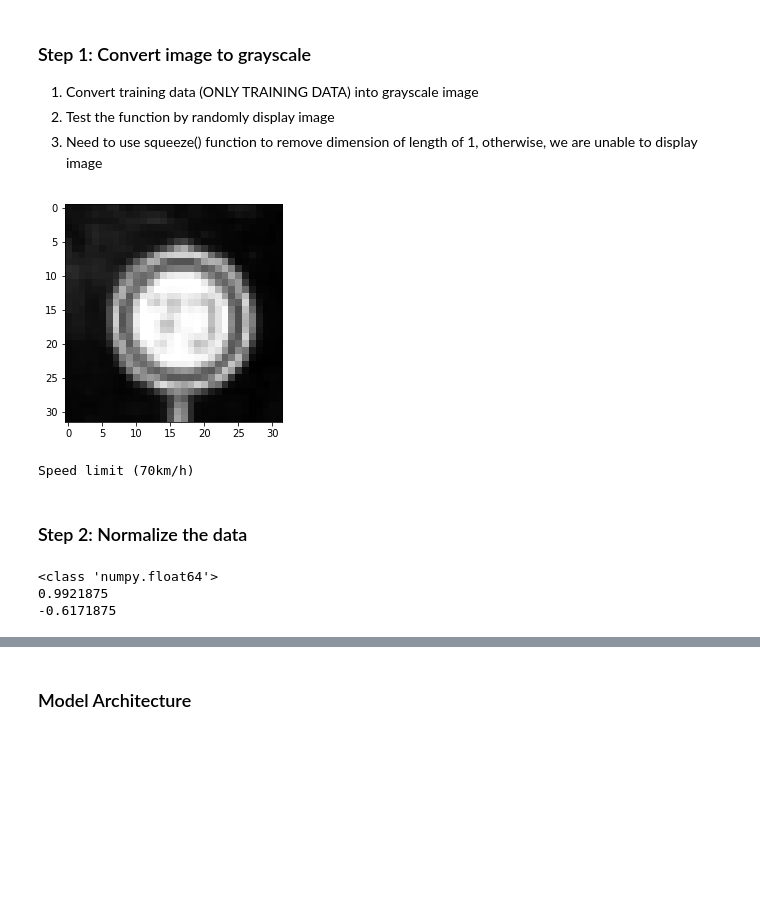
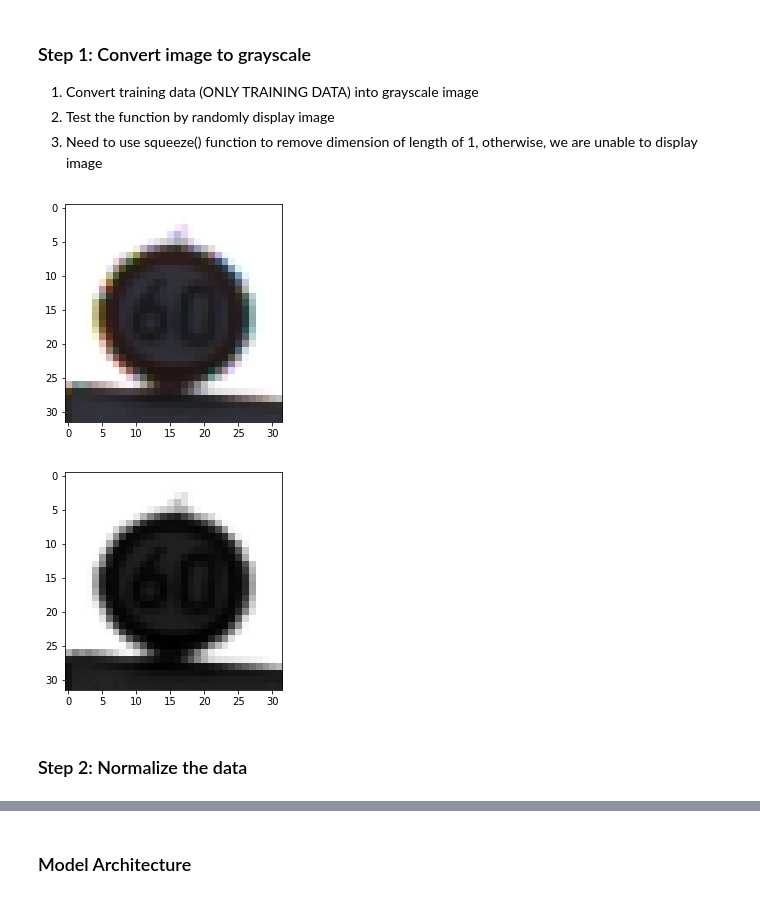
Before and after one commit to dmsehuang/CarND-Traffic-Sign-Classifier, a Jupyter notebook: Traffic_Sign_Classifier.ipynb, the cells around one changed output, grey strips where cells are left out. Drawn from its saved outputs; the diff is of its cells as text; code cells hidden in the pictures; blank space fills up the shorter version.

```diff
--- a/Traffic_Sign_Classifier.ipynb
+++ b/Traffic_Sign_Classifier.ipynb
@@ -194,15 +194,26 @@ def grayscale(X_train):
         image = np.reshape(image, (h, w, 1))
         X_train_gray[i] = image
     return X_train_gray
-
-# Display grayscale image
-X_train = grayscale(X_train)
-X_valid = grayscale(X_valid)
-X_test = grayscale(X_test)
-
-display_image_randomly(X_train, y_train, 1)
-# %% [output]
-[figure, removed]
-Speed limit (70km/h)
+# %%
+# Convert image to grayscale image
+X_train_rgb = X_train
+X_valid_rgb = X_valid
+X_test_rgb = X_test
+
+X_train = grayscale(X_train)
+X_valid = grayscale(X_valid)
+X_test = grayscale(X_test)
+# %%
+id = random.randint(0, n_train)
+# Display original image
+plt.imshow(X_train_rgb[id])
+plt.show()
+
+# Display grayscale image
+plt.imshow(X_train[id].squeeze(), cmap='gray')
+plt.show()
+# %% [output]
+[figure, added]
+[figure, added]
 # %% [markdown]
 ### Step 2: Normalize the data
@@ -216,9 +219,0 @@ X_train = normalize(X_train)
-# %%
-print(type(X_train[0][0][0][0]))
-tmp = X_train[50]
-print(np.max(tmp[:,:,:]))
-print(np.min(tmp[:,:,:]))
-# %% [output]
-<class 'numpy.float64'>
-0.9921875
--0.6171875
```
Also changed, not shown: parts of 18 cells of this notebook.
